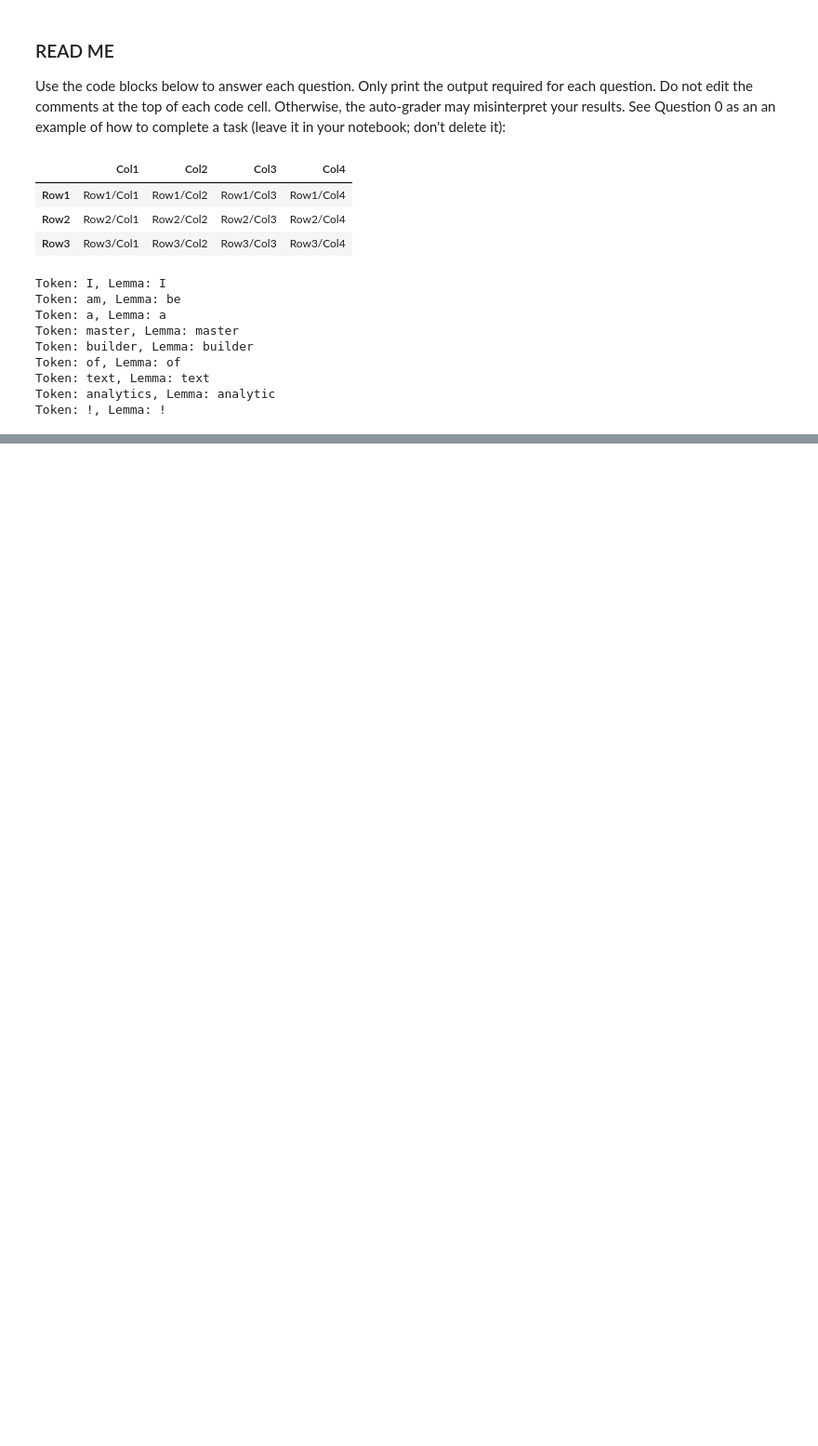
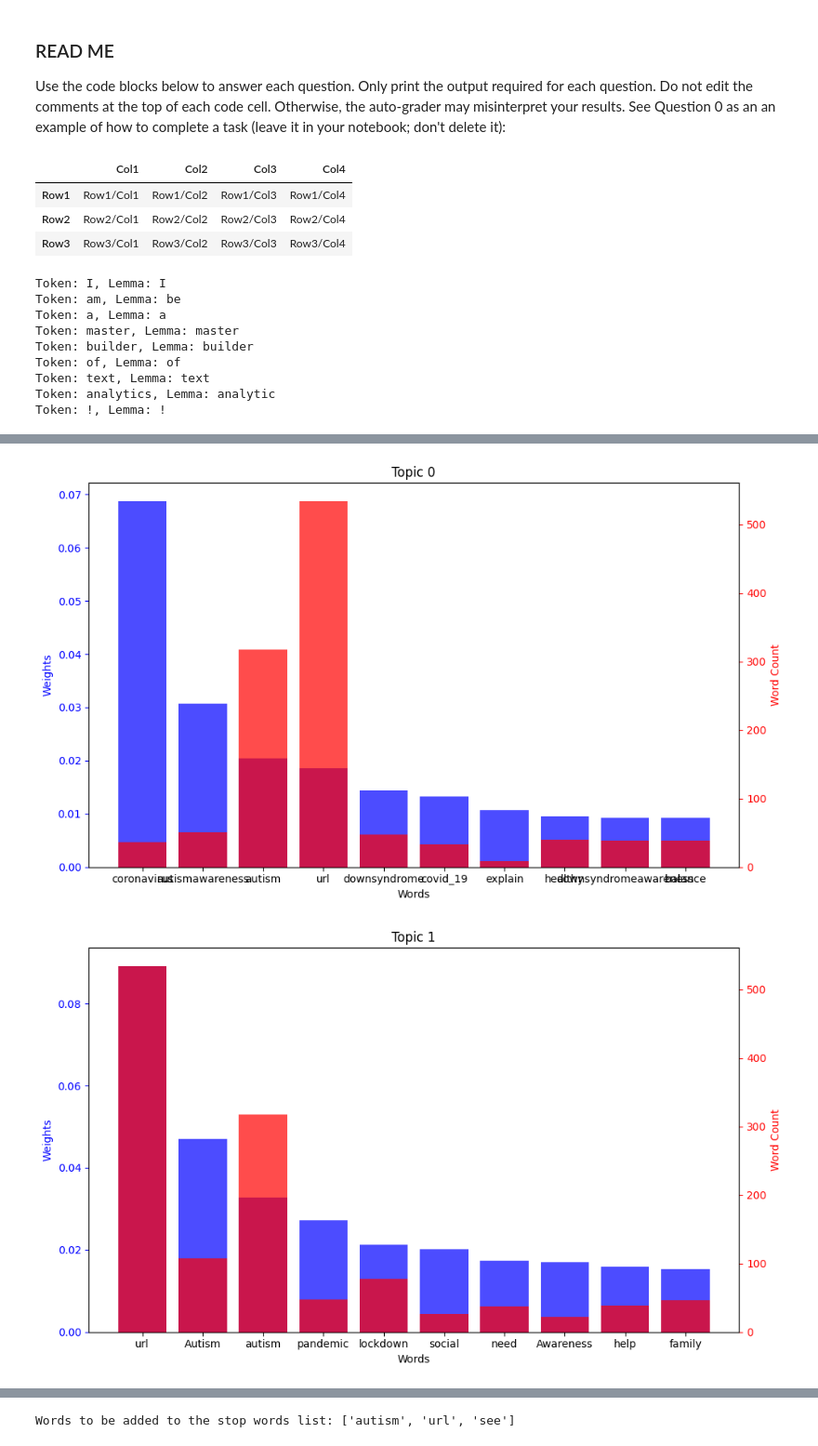
Before and after one commit to alexandermaat99/School-S2, a Jupyter notebook: thisIsGonnaSuck/Text_Analytics.ipynb, the cells around one changed output, grey strips where cells are left out. Shown at 93% size. Drawn from its saved outputs; the diff is of its cells as text; code cells hidden in the pictures; blank space fills up the shorter version.

```diff
--- a/thisIsGonnaSuck/Text_Analytics.ipynb
+++ b/thisIsGonnaSuck/Text_Analytics.ipynb
@@ -175,0 +578,70 @@ KeyError: 'isStop'
+# %%
+# Question 16:
+# Create a bar chart of word counts for all topics. Plot Word Count and Weights
+# of Topic Keywords as demonstrated in the chapter.
+
+from gensim import corpora
+from gensim.models import LdaModel
+import matplotlib.pyplot as plt
+import pandas as pd
+from collections import defaultdict
+
+# Assuming 'docs' is your list of tokenized documents and 'df' is your DataFrame
+
+# Create a dictionary and corpus
+id2word = corpora.Dictionary(docs)
+corpus = [id2word.doc2bow(doc) for doc in docs]
+
+# Build LDA model with nine topics
+lda_model = LdaModel(corpus=corpus,
+                     id2word=id2word,
+                     num_topics=9,
+                     random_state=1,
+                     chunksize=20,
+                     passes=10,
+                     per_word_topics=True)
+
+# Get topic scores for each document
+topic_scores = [lda_model.get_document_topics(doc, minimum_probability=0.0) for doc in corpus]
+
+# Add topic scores to the DataFrame
+for i in range(9):
+    df[f'Topic_{i}_Score'] = [next((prob for topic, prob in doc if topic == i), 0.0) for doc in topic_scores]
+
+# Print the first few rows of the DataFrame to verify
+print(df.head())
+
+# Create a bar chart of word counts for all topics
+topics = lda_model.show_topics(num_topics=9, formatted=False)
+
+for i, topic in topics:
+    words = [word[0] for word in topic]
+    weights = [word[1] for word in topic]
+
+    fig, ax1 = plt.subplots(figsize=(10, 6))
+
+    ax1.bar(words, weights, color='blue', alpha=0.7)
+    ax1.set_xlabel('Words')
+    ax1.set_ylabel('Weights', color='blue')
+    ax1.tick_params('y', colors='blue')
+
+    ax2 = ax1.twinx()
+    ax2.bar(words, [id2word.dfs[id2word.token2id[word]] for word in words], color='red', alpha=0.7)
+    ax2.set_ylabel('Word Count', color='red')
+    ax2.tick_params('y', colors='red')
+
+    plt.title(f"Topic {i}")
+    plt.xticks(rotation=45)
+    plt.tight_layout()
+    plt.show()
+
+# Determine which words should be added to the stop words list
+common_words = defaultdict(int)
+for i, topic in topics:
+    for word, weight in topic:
+        common_words[word] += 1
+
+# Print words that appear in more than one topic
+stop_words = [word for word, count in common_words.items() if count > 1]
+print("Words to be added to the stop words list:", stop_words)
+# %% [output]
@@ -175,0 +665,2 @@ KeyError: 'isStop'
+[figure, added]
+[figure, added]
@@ -175,0 +674 @@ KeyError: 'isStop'
+Words to be added to the stop words list: ['autism', 'url', 'see']
```
Also changed, not shown: parts of 20 cells of this notebook, 1 other file.
